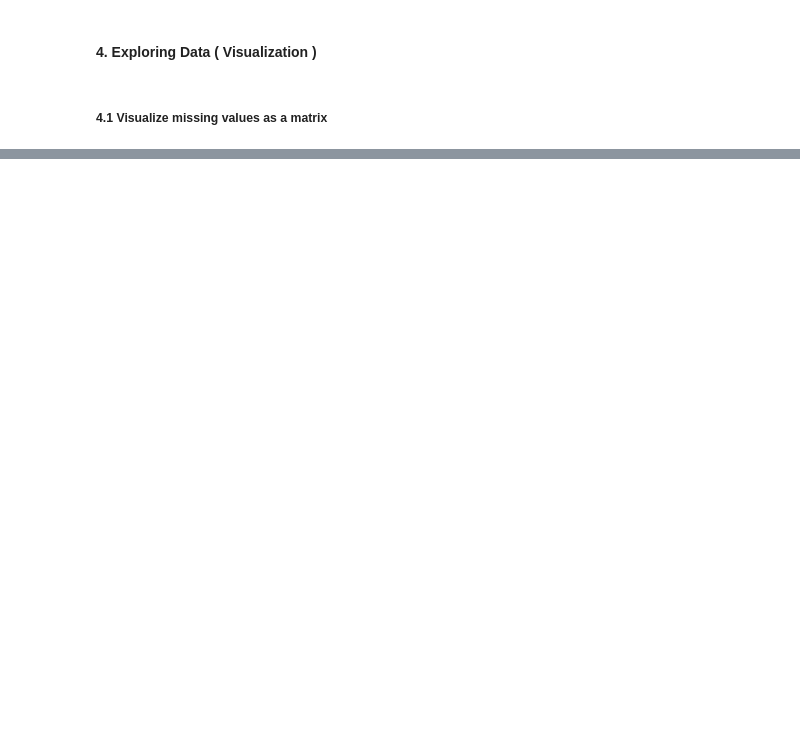
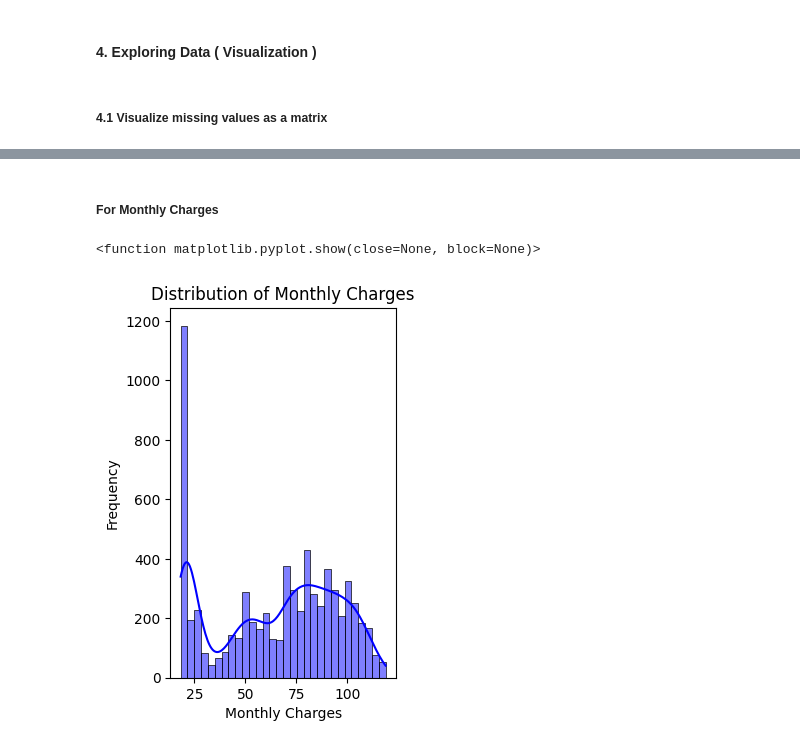
Before and after one commit to ShreyashBhardwaj1/Costumer-churn-prediction, a Jupyter notebook: notebook/1.EDA COSTUMER CHURN PREDICTION.ipynb, the cells around one changed output, grey strips where cells are left out. Cells and saved outputs as stored; diff of their text form; code cells hidden in the pictures; blank space fills up the shorter version.

```diff
--- a/notebook/1.EDA COSTUMER CHURN PREDICTION.ipynb
+++ b/notebook/1.EDA COSTUMER CHURN PREDICTION.ipynb
@@ -269,0 +306,12 @@ NameError: name 'msno' is not defined
+# %% [markdown]
+##### For Monthly Charges
+# %%
+plt.subplot(1, 2, 1)
+sns.histplot(data=df, x='MonthlyCharges', bins=30, kde=True, color='b')
+plt.title('Distribution of Monthly Charges')
+plt.xlabel('Monthly Charges')
+plt.ylabel('Frequency')
+plt.show
+# %% [output]
+<function matplotlib.pyplot.show(close=None, block=None)>
+[figure, added]
```
Also changed, not shown: parts of 28 cells of this notebook, 1 other file.
